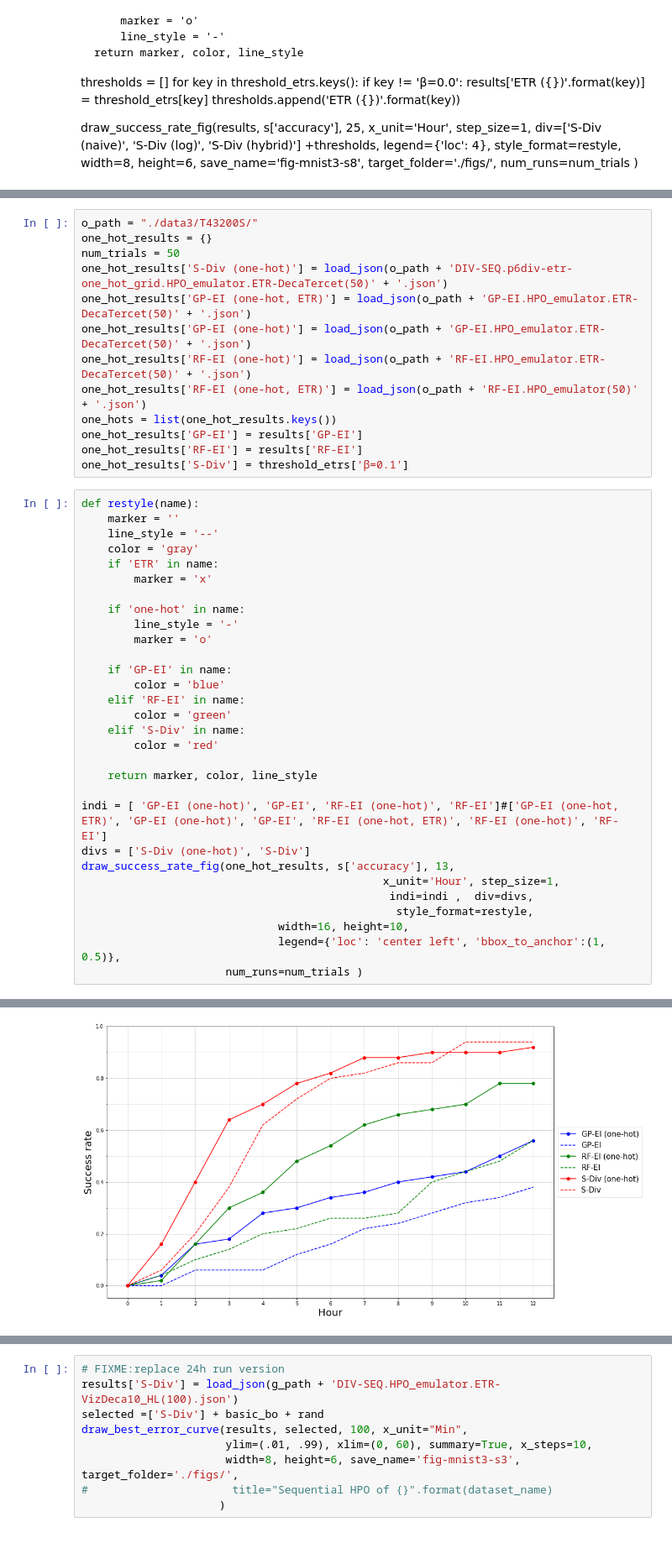
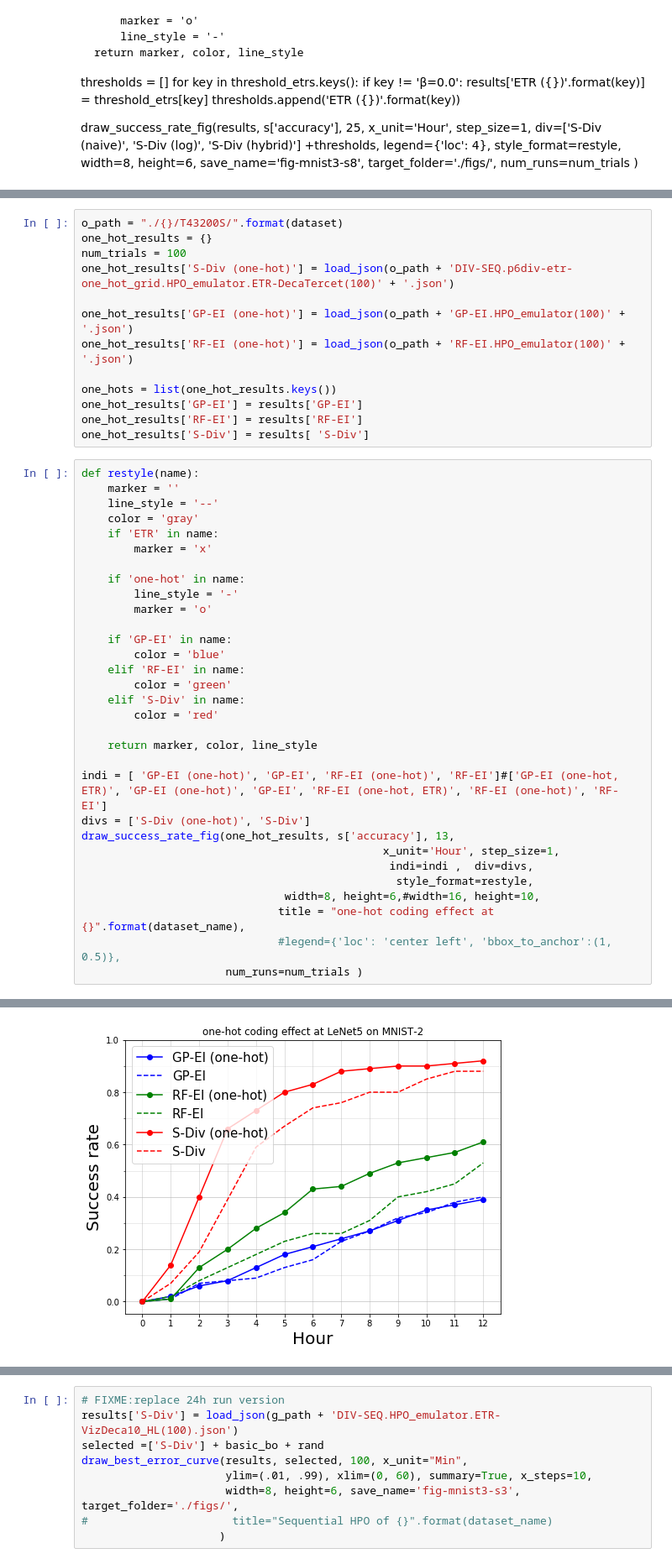
Before and after one commit to yongjinkim49/ecml, a Jupyter notebook: results/[ICML19] MINST-LeNet2 surrogate evaluation.ipynb, the cells around one changed output, grey strips where cells are left out. Shown at 84% size. Cells and saved outputs as stored; diff of their text form; blank space fills up the shorter version.

Commit message:
update result

```diff
--- a/results/[ICML19] MINST-LeNet2 surrogate evaluation.ipynb
+++ b/results/[ICML19] MINST-LeNet2 surrogate evaluation.ipynb
@@ -172,47 +172,48 @@ draw_success_rate_fig(results, s['accuracy'], 17,
 # %%
-o_path = "./data3/T43200S/"
+o_path = "./{}/T43200S/".format(dataset)
 one_hot_results = {}
-num_trials = 50
-one_hot_results['S-Div (one-hot)'] = load_json(o_path + 'DIV-SEQ.p6div-etr-one_hot_grid.HPO_emulator.ETR-DecaTercet(50)' + '.json')
-one_hot_results['GP-EI (one-hot, ETR)'] = load_json(o_path + 'GP-EI.HPO_emulator.ETR-DecaTercet(50)' + '.json')
-one_hot_results['GP-EI (one-hot)'] = load_json(o_path + 'GP-EI.HPO_emulator.ETR-DecaTercet(50)' + '.json')
-one_hot_results['RF-EI (one-hot)'] = load_json(o_path + 'RF-EI.HPO_emulator.ETR-DecaTercet(50)' + '.json')
-one_hot_results['RF-EI (one-hot, ETR)'] = load_json(o_path + 'RF-EI.HPO_emulator(50)' + '.json')
+num_trials = 100
+one_hot_results['S-Div (one-hot)'] = load_json(o_path + 'DIV-SEQ.p6div-etr-one_hot_grid.HPO_emulator.ETR-DecaTercet(100)' + '.json')
+
+one_hot_results['GP-EI (one-hot)'] = load_json(o_path + 'GP-EI.HPO_emulator(100)' + '.json')
+one_hot_results['RF-EI (one-hot)'] = load_json(o_path + 'RF-EI.HPO_emulator(100)' + '.json')
+
 one_hots = list(one_hot_results.keys())
 one_hot_results['GP-EI'] = results['GP-EI']
 one_hot_results['RF-EI'] = results['RF-EI']
-one_hot_results['S-Div'] = threshold_etrs['β=0.1']
+one_hot_results['S-Div'] = results[ 'S-Div']
 # %%
 def restyle(name):
     marker = ''
     line_style = '--'
     color = 'gray'
     if 'ETR' in name:
         marker = 'x'
 
     if 'one-hot' in name:
         line_style = '-'
         marker = 'o'
 
     if 'GP-EI' in name:
         color = 'blue'
     elif 'RF-EI' in name:
         color = 'green'
     elif 'S-Div' in name:
         color = 'red'
 
     return marker, color, line_style
 
 indi = [ 'GP-EI (one-hot)', 'GP-EI', 'RF-EI (one-hot)', 'RF-EI']#['GP-EI (one-hot, ETR)', 'GP-EI (one-hot)', 'GP-EI', 'RF-EI (one-hot, ETR)', 'RF-EI (one-hot)', 'RF-EI']
 divs = ['S-Div (one-hot)', 'S-Div']
 draw_success_rate_fig(one_hot_results, s['accuracy'], 13,
                                               x_unit='Hour', step_size=1,
                                                indi=indi ,  div=divs,
                                                 style_format=restyle,
-                              width=16, height=10,
-                              legend={'loc': 'center left', 'bbox_to_anchor':(1, 0.5)},
+                               width=8, height=6,#width=16, height=10,
+                              title = "one-hot coding effect at {}".format(dataset_name),
+                              #legend={'loc': 'center left', 'bbox_to_anchor':(1, 0.5)},
                       num_runs=num_trials )
 # %% [output]
 <module 'matplotlib.pyplot' from '/home/webofthink/anaconda3/lib/python3.6/site-packages/matplotlib/pyplot.py'>
-[figure, old version]
+[figure, new version]
 # %%
```
Also changed, not shown: parts of 8 cells of this notebook, 4 other files.
